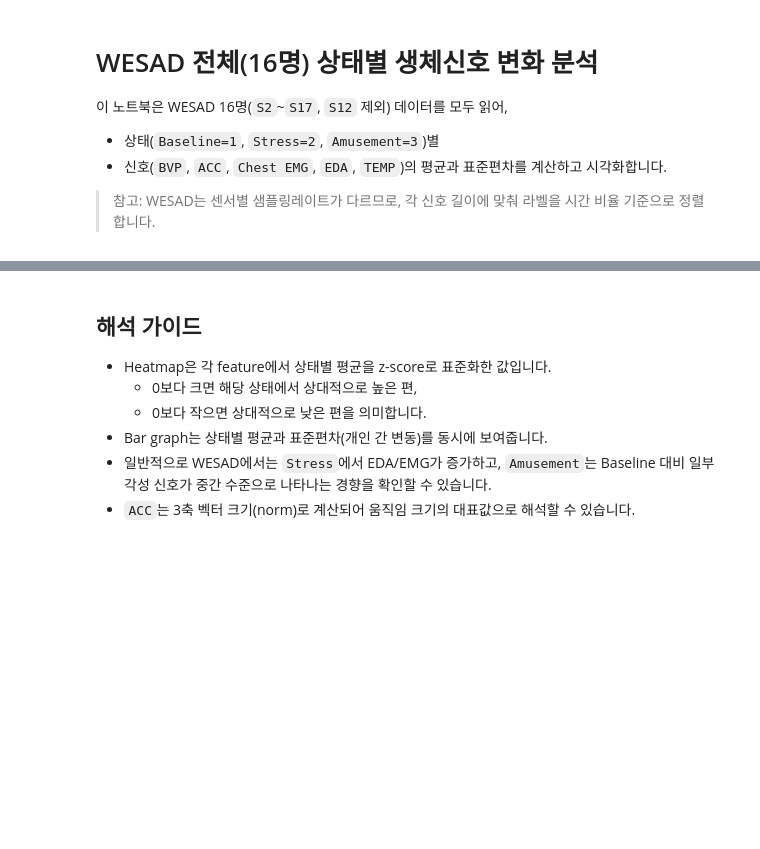
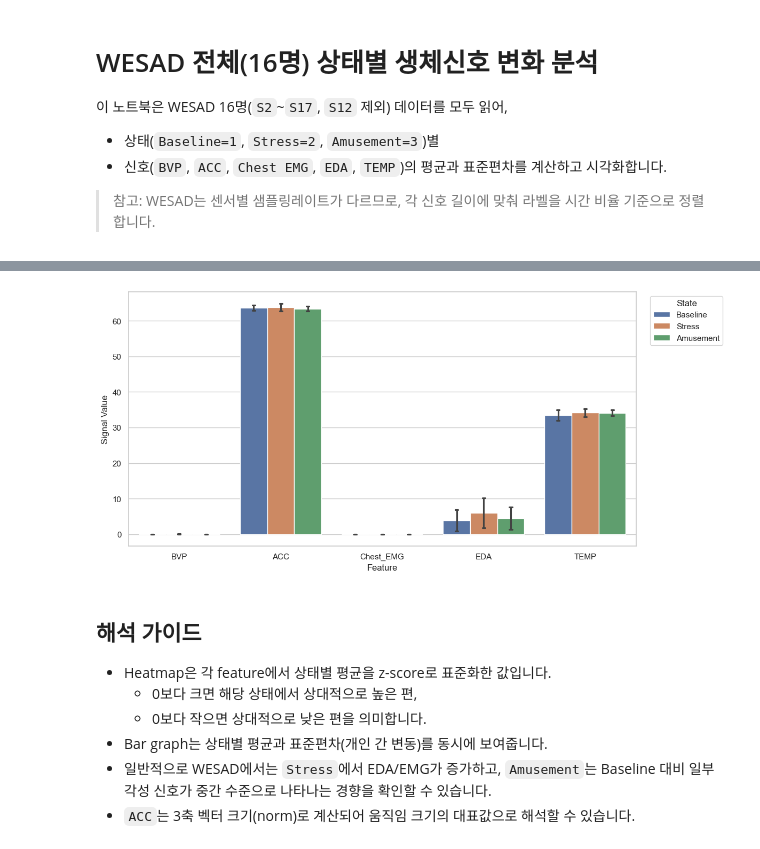
Before and after one commit to binghin2/Research, a Jupyter notebook: WESAD_classification/Data_analysis/Dataset_figure.ipynb, the cells around one changed output, grey strips where cells are left out. Drawn from its saved outputs; the diff is of its cells as text; code cells hidden in the pictures; blank space fills up the shorter version.

```diff
--- a/WESAD_classification/Data_analysis/Dataset_figure.ipynb
+++ b/WESAD_classification/Data_analysis/Dataset_figure.ipynb
@@ -145,27 +175,29 @@ plt.show()
 # %%
 # Fig 2) 상태별 평균 ± 표준편차 Bar graph
 plot_df = subject_state_df.melt(
     id_vars=["subject", "state"],
     value_vars=features,
     var_name="feature",
     value_name="value"
 )
 
 plt.figure(figsize=(12, 5.6))
 ax = sns.barplot(
     data=plot_df,
     x="feature",
     y="value",
     hue="state",
     errorbar="sd",
     capsize=0.08
 )
-plt.title("상태별 생체신호 평균 ± 표준편차 (16명)")
+plt.title("")
 plt.xlabel("Feature")
 plt.ylabel("Signal Value")
 plt.legend(title="State", bbox_to_anchor=(1.02, 1), loc="upper left")
 plt.tight_layout()
 plt.show()
+# %% [output]
+[figure, added]
 # %% [markdown]
 ## 해석 가이드
 
```
Also changed, not shown: parts of 14 cells of this notebook.
